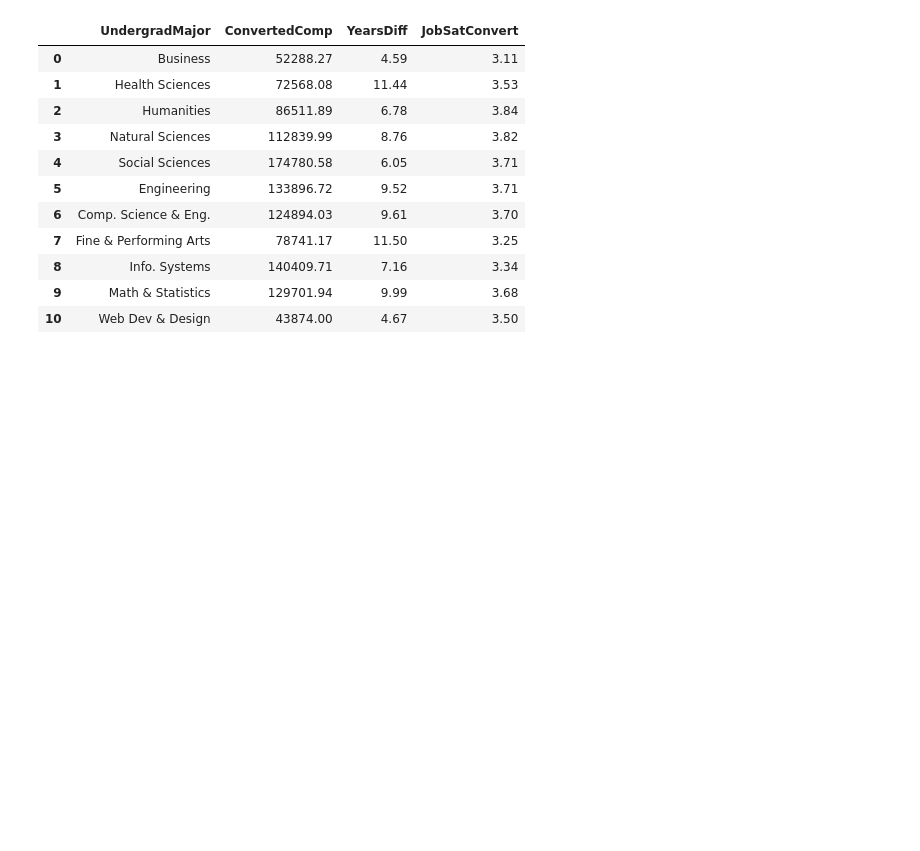
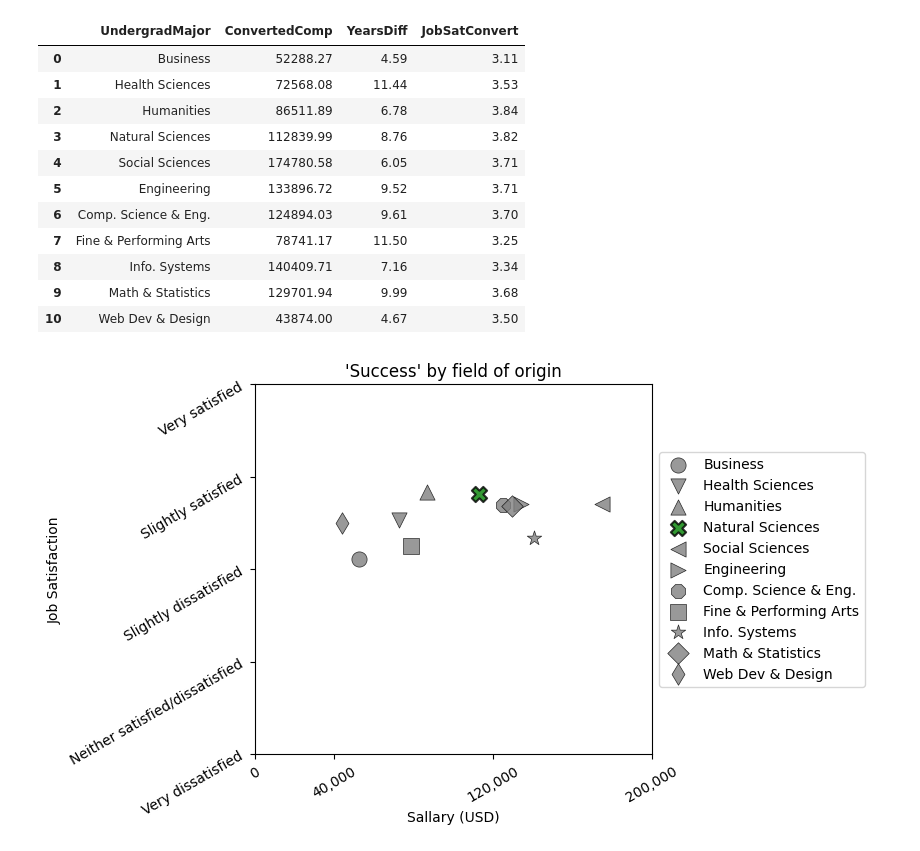
Before and after one commit to mguidoti/DSND-p1-blog, a Jupyter notebook: stackoverflow_survey_2020.ipynb, the cells around one changed output. Saved outputs shown, nothing was run; the diff lists cells and outputs as text; code cells hidden in the pictures; blank space fills up the shorter version.

Commit message:
feat: Add code for question 05 chart

```diff
--- a/stackoverflow_survey_2020.ipynb
+++ b/stackoverflow_survey_2020.ipynb
@@ -528,3 +528,45 @@ df_results05
 | 8 | Info. Systems | 140409.71 | 7.16 | 3.34 |
 | 9 | Math & Statistics | 129701.94 | 9.99 | 3.68 |
 | 10 | Web Dev & Design | 43874.00 | 4.67 | 3.50 |
+# %%
+# Define the plot and figure area
+fig = plt.figure()
+ax = plt.subplot(111)
+
+# Create a set of possible markers to be used in the chart
+markers = ['o', 'v', '^', '<', '>', '8', 's', '*', 'D', 'd']
+
+# Define the chosen one - with this, I can easily change the one that will be highlighted
+choosen_one = "Natural Sciences"
+
+# Create the chart, each field of origin will be a 'layer' in the plot
+for i, row in df_results05.iterrows():
+    if (row["UndergradMajor"] == choosen_one):
+        ax.scatter(row["ConvertedComp"] / 100, row["JobSatConvert"] - 1, color="green", alpha=0.8, edgecolors="black", linewidth=1.5, label=row["UndergradMajor"], marker='X', s=120)
+    else:
+        ax.scatter(row["ConvertedComp"] / 100, row["JobSatConvert"] - 1, alpha=0.8, edgecolors="black", linewidth=0.5, label=row["UndergradMajor"], marker=markers[0], color="gray", s=120)
+        markers.pop(0)
+
+# Shrink it by 20%
+box = ax.get_position()
+ax.set_position([box.x0, box.y0, box.width * 0.8, box.height])
+
+# Place the legend to the right of the plot
+ax.legend(loc='center left', bbox_to_anchor=(1, 0.5))
+
+# Define labels and title
+plt.xlabel("Sallary (USD)")
+plt.ylabel("Job Satisfaction")
+plt.title("'Success' by field of origin")
+
+# Define y ticks
+plt.ylim(1, 4)
+plt.yticks(np.arange(5), labels=["Very dissatisfied", "Neither satisfied/dissatisfied", "Slightly dissatisfied", "Slightly satisfied", "Very satisfied"], rotation=30)
+
+# Define x ticks
+plt.xlim(0, 2000)
+plt.xticks(ticks=[0, 400, 1200, 2000], labels=["0", "40,000", "120,000", "200,000"], rotation=30)
+
+plt.show()
+# %% [output]
+[figure, added]
```
